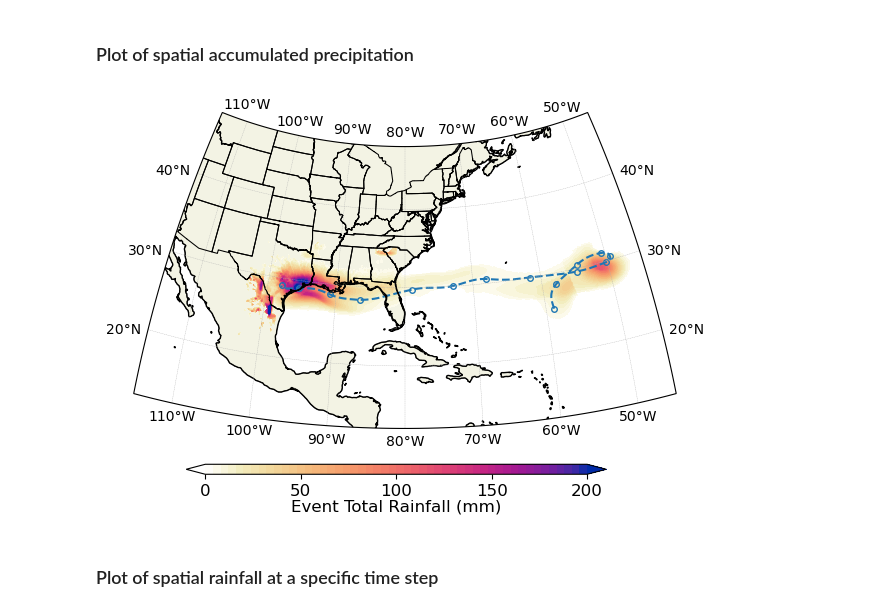
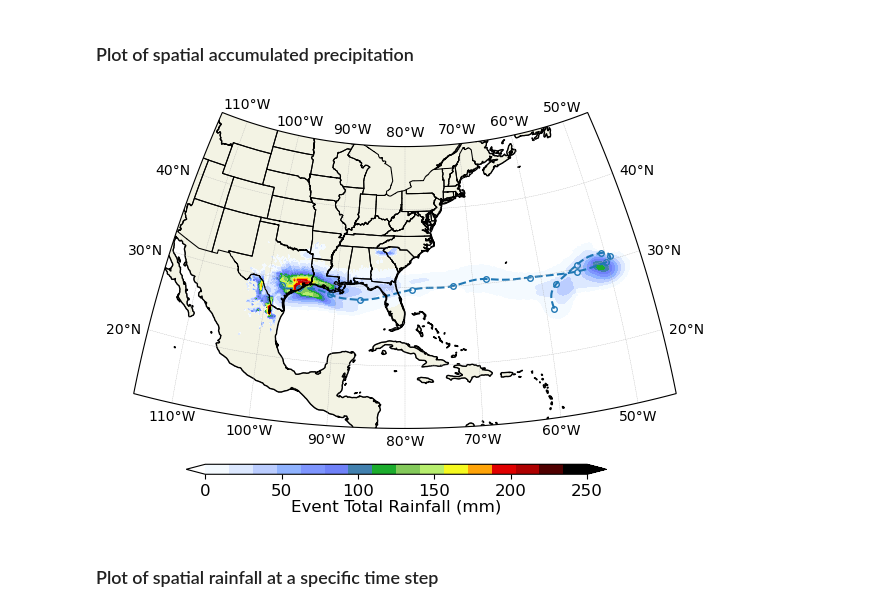
Before and after one commit to levuvietphong/pyTCR, a Jupyter notebook: notebooks/ex2_rainfall_generation.ipynb, the cells around one changed output. Saved outputs shown, nothing was run; the diff lists cells and outputs as text; code cells hidden in the pictures.

```diff
--- a/notebooks/ex2_rainfall_generation.ipynb
+++ b/notebooks/ex2_rainfall_generation.ipynb
@@ -146,35 +146,36 @@ x, y, netrain = tcr_rain.rainswathx(gl_storm_id, lat_trks, lon_trks, rm_trks, v_
 # %% [markdown]
 ### Plot of spatial accumulated precipitation
 # %%
-cmap = cc.cm.CET_L17
-max_precip = 200
-levels = np.linspace(0, max_precip, 51)
+# Good 17 level colormap for precipitation
+cmap = tcr_plot.load_cpt_colormap('../data/colormaps/precip2_17lev.cpt')
+max_precip = 250
+levels = np.linspace(0, max_precip, 17)
 fig, ax = plt.subplots(1, 1, figsize=(7, 5), facecolor="w", subplot_kw=dict(projection=projection))
 
 # PLOT Net Rainfall
 netrain = np.ma.masked_where(netrain<5, netrain)
 im = tcr_plot.plot_density(ax, y, x, netrain, levels, extent=extent, projection=projection,
                            alpha=1, cmap=cmap, gridlabel=True, shapefile=shpCONUS)
 
 # Filter indices where lat_trks is not zero
 valid_indices = lat_trks[gl_storm_id, :] != 0
 
 ax.plot(lon_trks[gl_storm_id, valid_indices], lat_trks[gl_storm_id, valid_indices], color='tab:blue',
         ls='--', alpha=1, transform=ccrs.PlateCarree(), zorder=1)
 
 # Show 15 dots along the track
 ese = np.linspace(0, len(lon_trks[gl_storm_id, valid_indices]) - 1, 15, dtype=int)
 ax.plot(lon_trks[gl_storm_id, ese], lat_trks[gl_storm_id, ese], 'o', ms=4, color='tab:blue',
         markerfacecolor='none', alpha=1, transform=ccrs.PlateCarree(), zorder=1)
 
 # COLORBAR
 cbax = fig.add_axes([0.2, 0.06, 0.6, 0.02])
 cb = fig.colorbar(im, cax=cbax, orientation='horizontal')
 cb.set_label(r'Event Total Rainfall (mm)', fontsize=12, labelpad=0)
-cb.set_ticks(np.linspace(0, max_precip, 5))
+cb.set_ticks(np.linspace(0, max_precip, 6))
 cb.ax.tick_params(labelsize=12)
 # %% [output]
-[figure, old version]
+[figure, new version]
 # %% [markdown]
 ### Plot of spatial rainfall at a specific time step
 # %%
```
Also changed, not shown: parts of 1 cell of this notebook, 4 other files.
